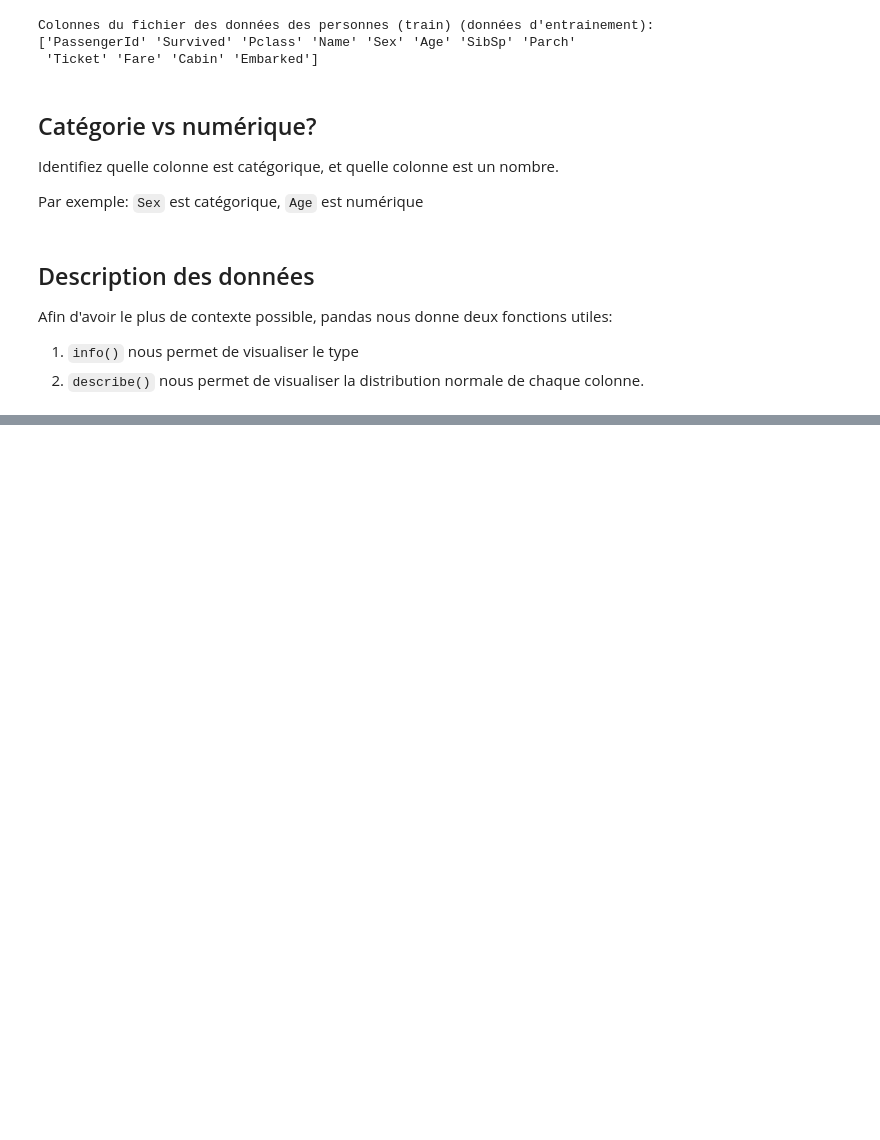
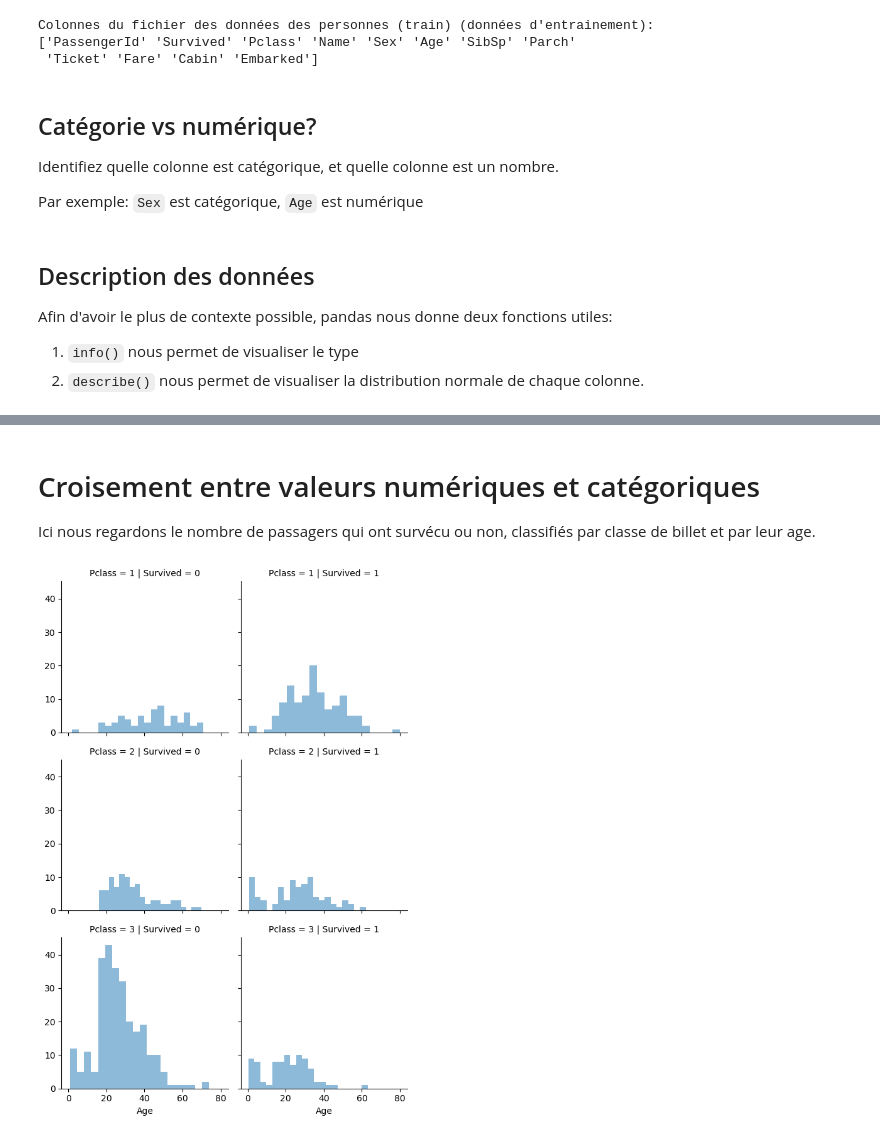
Before and after one commit to gautiermarechal/titanic-scai, a Jupyter notebook: main.ipynb, the cells around one changed output, grey strips where cells are left out. Saved outputs shown, nothing was run; the diff lists cells and outputs as text; code cells hidden in the pictures; blank space fills up the shorter version.

```diff
--- a/main.ipynb
+++ b/main.ipynb
@@ -161,0 +271,10 @@ dataframe_donnees_entrainement.describe(include=['int64'])
+# %% [markdown]
+# Croisement entre valeurs numériques et catégoriques
+
+Ici nous regardons le nombre de passagers qui ont survécu ou non, classifiés par classe de billet et par leur age.
+# %%
+grid = sns.FacetGrid(dataframe_donnees_entrainement, col='Survived', row='Pclass')
+grid.map(plt.hist, 'Age', alpha=.5, bins=20)
+grid.add_legend();
+# %% [output]
+[figure, added]
```
Also changed, not shown: parts of 33 cells of this notebook.
